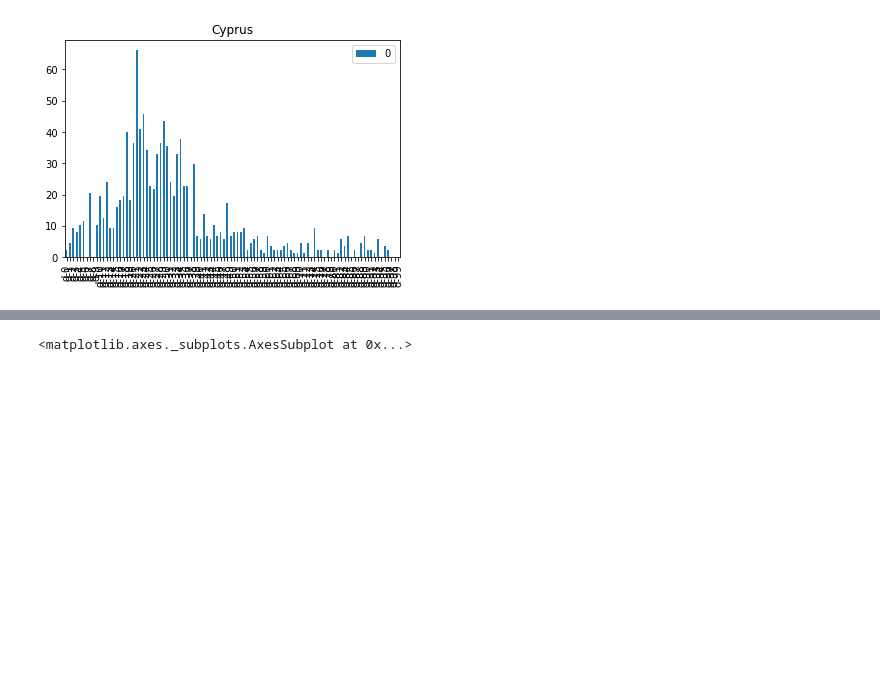
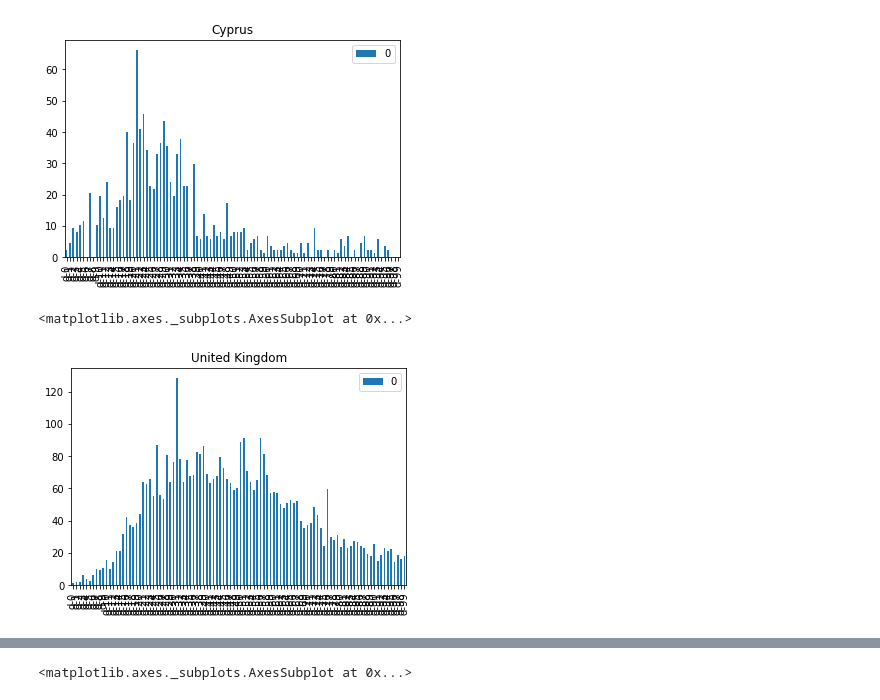
Before and after one commit to Dantas198/AA2-2019-20, a Jupyter notebook: AA2-Covid-19-Parte-III.ipynb, the cells around one changed output, grey strips where cells are left out. Drawn from its saved outputs; the diff is of its cells as text; code cells hidden in the pictures; blank space fills up the shorter version.

```diff
--- a/AA2-Covid-19-Parte-III.ipynb
+++ b/AA2-Covid-19-Parte-III.ipynb
@@ -328,3 +348,8 @@ chosen_countries.loc['Cyprus'].transpose().plot(kind='bar', title='Cyprus')
 # %% [output]
 <matplotlib.axes._subplots.AxesSubplot at 0x...>
 [figure]
+# %%
+chosen_countries.loc['United Kingdom'].transpose().plot(kind='bar', title='United Kingdom')
+# %% [output]
+<matplotlib.axes._subplots.AxesSubplot at 0x...>
+[figure, added]
```
Also changed, not shown: parts of 9 cells of this notebook.
